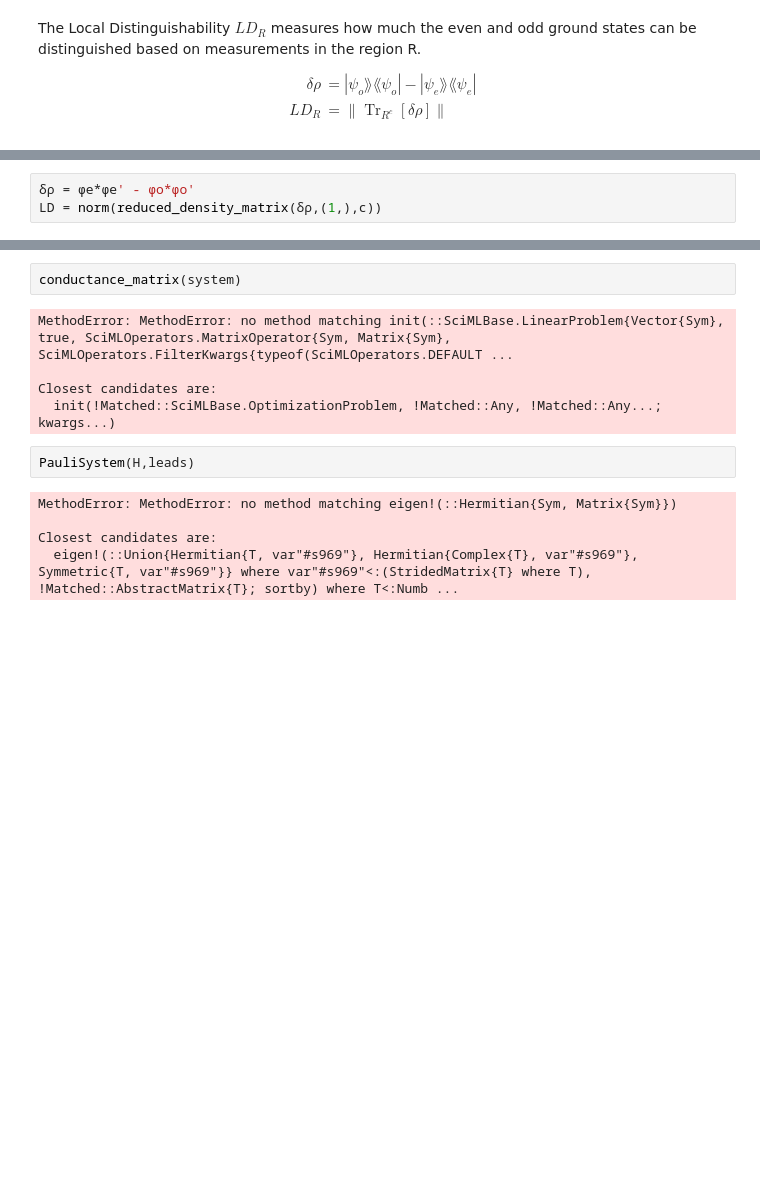
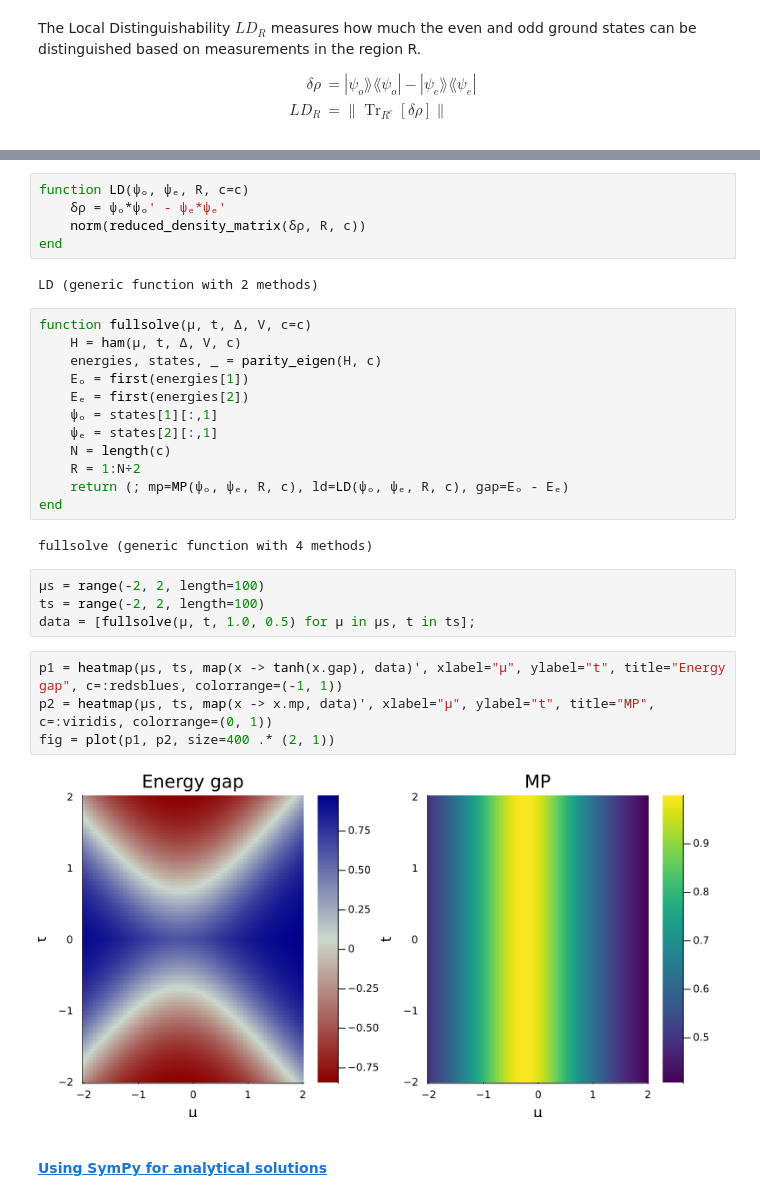
Before and after one commit to cvsvensson/QuantumDots.jl, a Jupyter notebook: examples/pmm_notebook.jl.ipynb, the cells around one changed output, grey strips where cells are left out. Saved outputs shown, nothing was run; the diff lists cells and outputs as text; blank space fills up the shorter version.

```diff
--- a/examples/pmm_notebook.jl.ipynb
+++ b/examples/pmm_notebook.jl.ipynb
@@ -353,3 +287,0 @@ ground_states = map(QuantumDots.ground_state, eigblocks)
-# %%
-δρ = ϕe*ϕe' - ϕo*ϕo'
-LD = norm(reduced_density_matrix(δρ,(1,),c))
@@ -458,14 +288,33 @@ Closest candidates are:
-# %%
-conductance_matrix(system)
-# %% [output]
-MethodError: MethodError: no method matching init(::SciMLBase.LinearProblem{Vector{Sym}, true, SciMLOperators.MatrixOperator{Sym, Matrix{Sym}, SciMLOperators.FilterKwargs{typeof(SciMLOperators.DEFAULT ...
-
-Closest candidates are:
-  init(!Matched::SciMLBase.OptimizationProblem, !Matched::Any, !Matched::Any...; kwargs...)
-# %%
-PauliSystem(H,leads)
-# %% [output]
-MethodError: MethodError: no method matching eigen!(::Hermitian{Sym, Matrix{Sym}})
-
-Closest candidates are:
-  eigen!(::Union{Hermitian{T, var"#s969"}, Hermitian{Complex{T}, var"#s969"}, Symmetric{T, var"#s969"}} where var"#s969"<:(StridedMatrix{T} where T), !Matched::AbstractMatrix{T}; sortby) where T<:Numb ...
+# %%
+function LD(ψₒ, ψₑ, R, c=c)
+    δρ = ψₒ*ψₒ' - ψₑ*ψₑ'
+    norm(reduced_density_matrix(δρ, R, c))
+end
+# %% [output]
+LD (generic function with 2 methods)
+# %%
+function fullsolve(μ, t, Δ, V, c=c)
+    H = ham(μ, t, Δ, V, c)
+    energies, states, _ = parity_eigen(H, c)
+    Eₒ = first(energies[1])
+    Eₑ = first(energies[2])
+    ψₒ = states[1][:,1]
+    ψₑ = states[2][:,1]
+    N = length(c)
+    R = 1:N÷2
+    return (; mp=MP(ψₒ, ψₑ, R, c), ld=LD(ψₒ, ψₑ, R, c), gap=Eₒ - Eₑ)
+end
+# %% [output]
+fullsolve (generic function with 4 methods)
+# %%
+μs = range(-2, 2, length=100)
+ts = range(-2, 2, length=100)
+data = [fullsolve(μ, t, 1.0, 0.5) for μ in μs, t in ts];
+# %%
+p1 = heatmap(μs, ts, map(x -> tanh(x.gap), data)', xlabel="μ", ylabel="t", title="Energy gap", c=:redsblues, colorrange=(-1, 1))
+p2 = heatmap(μs, ts, map(x -> x.mp, data)', xlabel="μ", ylabel="t", title="MP", c=:viridis, colorrange=(0, 1))
+fig = plot(p1, p2, size=400 .* (2, 1))
+# %% [output]
+[figure, added]
+# %% [markdown]
+#### <a id='toc1_1_2_3_'></a>[Using SymPy for analytical solutions](#toc0_)
```
Also changed, not shown: parts of 58 cells of this notebook, 3 other files.
